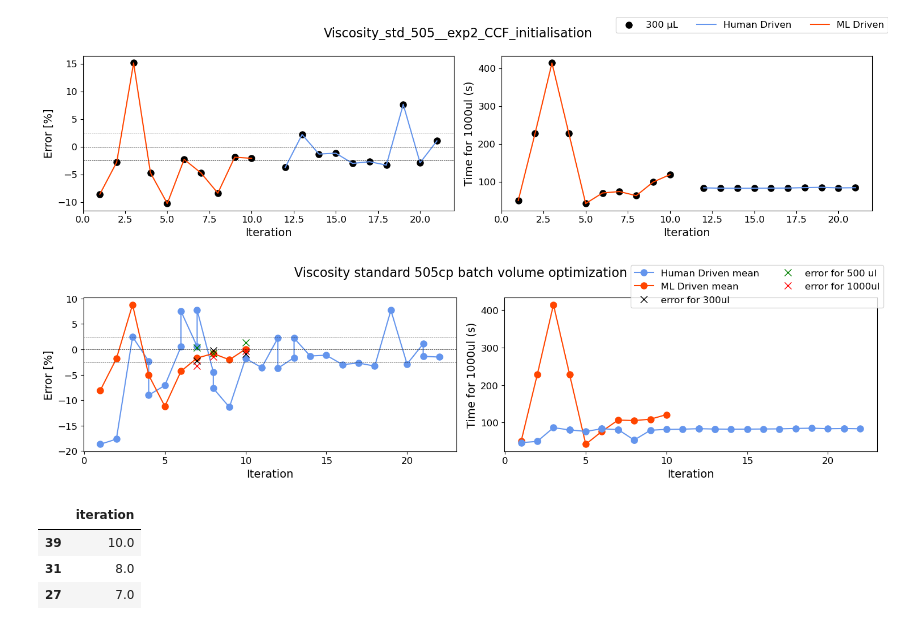
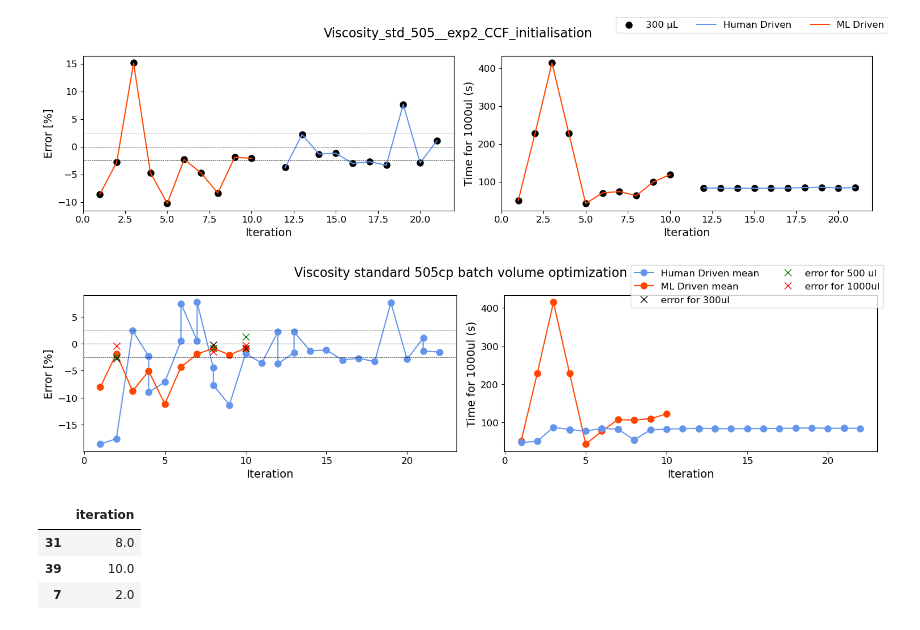
Before and after one commit to Quijanove/viscosity_liquid_transfer_Pablo, a Jupyter notebook: Opentrons_experiments/BOTorch_optimization/plot_presentation_Opentrons.ipynb, the cells around one changed output. Saved outputs shown, nothing was run; the diff lists cells and outputs as text; code cells hidden in the pictures.

Commit message:
505 update exp 3 graph

```diff
--- a/Opentrons_experiments/BOTorch_optimization/plot_presentation_Opentrons.ipynb
+++ b/Opentrons_experiments/BOTorch_optimization/plot_presentation_Opentrons.ipynb
@@ -120,8 +120,8 @@ for volume in volumes:
     df_exp3.loc[index,'volume'] = volume[:-2]
 
 #Recalculate mean
-for i in range(3,len(df_exp3),4):
-    df_exp3.loc[i,'%error'] = df_exp3.loc[i-3:i-1,'%error'].mean()
+# for i in range(3,len(df_exp3),4):
+#     df_exp3.loc[i,'%error'] = df_exp3.loc[i-3:i-1,'%error'].mean()
 # %%
 df_exp3
 # %% [markdown]
@@ -224,37 +224,37 @@ if len(df_man) != 0:
 if len(df_exp3_mean) != 0:
     axs.flatten()[0].plot(df_exp3_mean['iteration'],df_exp3_mean['%error'],marker= 'o', label='ML Driven mean',c = 'orangered')
 
 
 for i in range(len(axs.flatten())-1):
     axs.flatten()[i].axhline(y=0, ls = '--', color = 'black', linewidth=0.5)
     axs.flatten()[i].axhline(y=2.5, ls = '--', color = 'black', linewidth=0.5)
     axs.flatten()[i].axhline(y=-2.5, ls = '--', color = 'black', linewidth=0.5)
     axs.flatten()[i].set_xlabel('Iteration')
     axs.flatten()[i].set_ylabel('Error [%]')
 
 
 
 if len(df_exp3_mean) != 0:
     axs.flatten()[1].plot(df_exp3_mean['iteration'],df_exp3_mean['time_asp_1000'], marker ='o', c = 'orangered')
 
 axs.flatten()[0].plot(test_300_df['iteration'],test_300_df['%error'], marker= 'x', c = 'black', linestyle='None', label = 'error for 300ul')
 axs.flatten()[0].plot(test_500_df['iteration'],test_500_df['%error'], marker= 'x', c = 'green', linestyle='None', label = 'error for 500 ul')
 axs.flatten()[0].plot(test_1000_df['iteration'],test_1000_df['%error'], marker= 'x', c = 'red', linestyle='None', label = 'error for 1000ul')
 axs.flatten()[1].plot(df_man['iteration'],df_man['time_for_1000'], marker= 'o', c = 'cornflowerblue')
 axs.flatten()[1].set_xlabel('Iteration')
 axs.flatten()[1].set_ylabel('Time for 1000ul (s)')
 
 
 fig.set_size_inches(15, 4)
 fig.suptitle('Viscosity standard '+str(std)+ 'cp batch volume optimization')
 fig.legend( loc='upper right',ncol=2)
 fig.tight_layout()
 
-# REPO = 'viscosity_liquid_transfer_Pablo'
-# folder3 = os.getcwd().split(REPO)[0]+REPO+r'\Opentrons_experiments\\BOTorch_optimization\\Shivam_Report\\Clear_graphs_using_plot_presentation'
-# fig.savefig(folder3+r'\\'+'Viscosity_std_'+std+'_exp3_line_updated.png')
+REPO = 'viscosity_liquid_transfer_Pablo'
+folder3 = os.getcwd().split(REPO)[0]+REPO+r'\Opentrons_experiments\\BOTorch_optimization\\Shivam_Report\\Clear_graphs_using_plot_presentation'
+fig.savefig(folder3+r'\\'+'Viscosity_std_'+std+'_exp3_line_updated.png')
 # %% [output]
-[figure, old version]
+[figure, new version]
 # %%
 df_exp3_500.where(df_exp3_500['iteration']==df_exp3_mean_min_iteration)
 # %%
@@ -265,9 +265,9 @@ df_exp3_mean_min_iteration_df = pd.DataFrame(data=df_exp3_mean_min_iteration)
 df_exp3_mean_min_iteration_df
 # %% [output]
 |  | iteration |
+| 31 | 8.0 |
 | 39 | 10.0 |
-| 31 | 8.0 |
-| 27 | 7.0 |
+| 7 | 2.0 |
 # %%
 df_man_mean_min_iteration = df_man[['iteration','%error']].abs().sort_values('%error').iloc[0:3,0].copy()
 df_man_mean_min_iteration_df = pd.DataFrame(data=df_man_mean_min_iteration)
```
Also changed, not shown: parts of 6 cells of this notebook, 1 other file.
